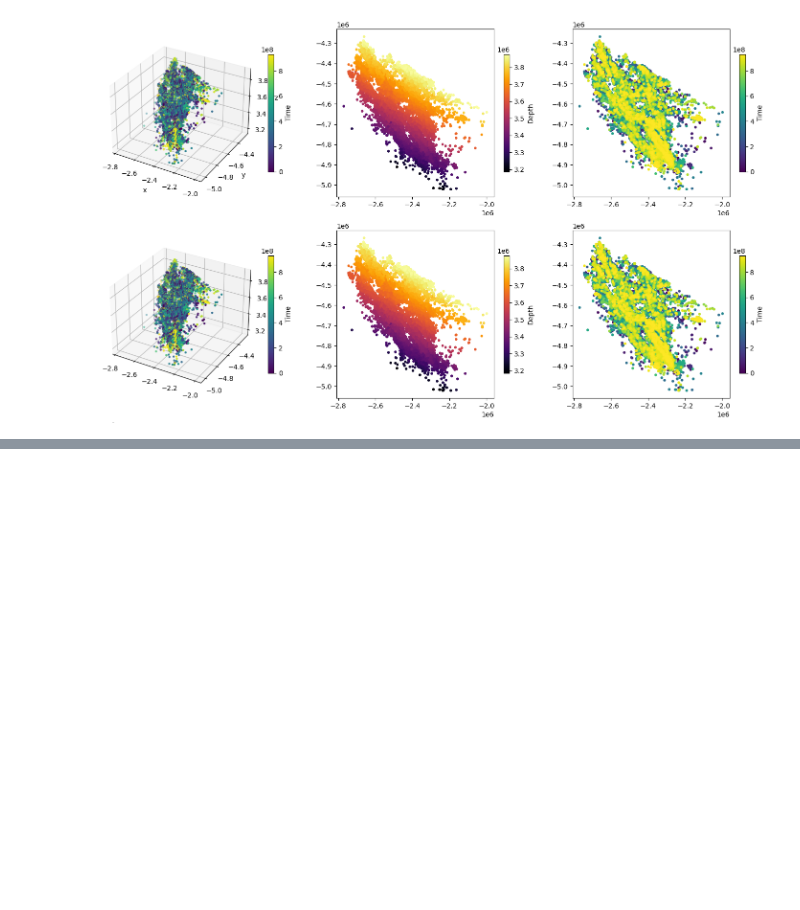
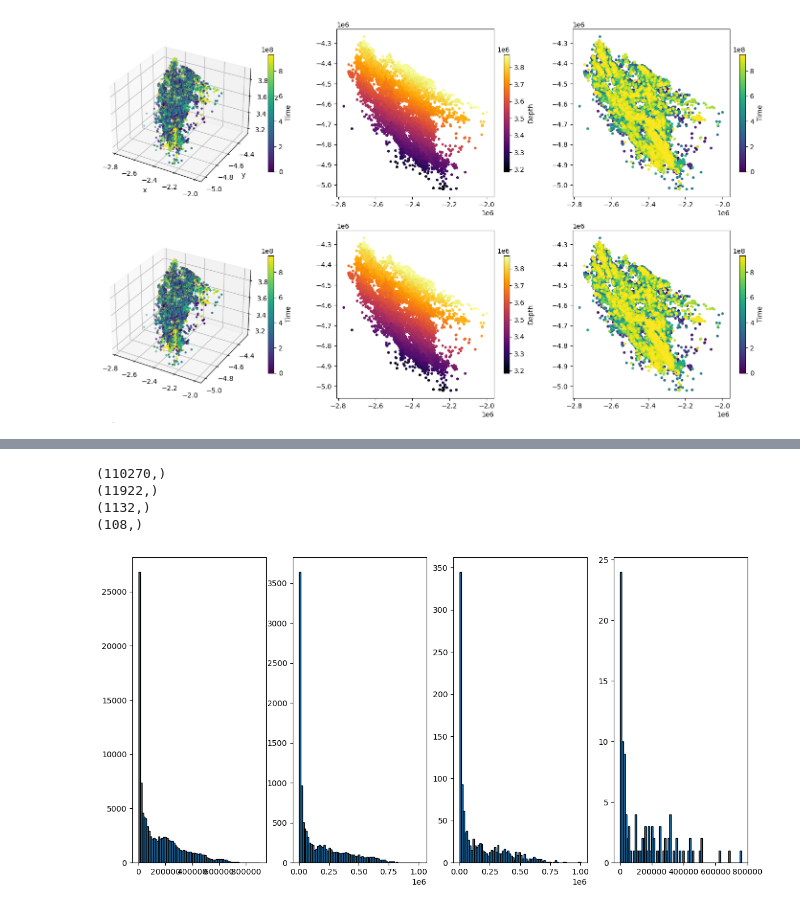
Before and after one commit to EmanueleCoradin/CaliforniaEarthquakesAnalysis, a Jupyter notebook: Project.ipynb, the cells around one changed output, grey strips where cells are left out. Saved outputs shown, nothing was run; the diff lists cells and outputs as text; code cells hidden in the pictures; blank space fills up the shorter version.

```diff
--- a/Project.ipynb
+++ b/Project.ipynb
@@ -138,0 +153,24 @@ for j, i in enumerate(m):
+# %%
+#np.linalg.norm(x2-x1)
+
+fig, ax = plt.subplots(1, 4, figsize = (14,7))
+
+for j, i in enumerate(m):
+      df2 = df[df['Magnitude'] >= i][['x', 'y', 'z']]
+      coordinates = df2.to_numpy()
+      dd = np.linalg.norm(np.diff(coordinates, axis = 0), axis = 1)
+      print(dd.shape)
+
+      #x = np.logspace(np.log10(np.min(wt)), np.log10(np.max(wt)), 50)
+      x = np.linspace(np.min(dd), np.max(dd), 75)
+      ax[j].hist(dd, bins = x, edgecolor = 'black')
+      #ax[j].set_xscale('log', base = 10)
+      #ax[j].set_yscale('log', base = 10)
+
+plt.show()
+# %% [output]
+(110270,)
+(11922,)
+(1132,)
+(108,)
+[figure, added]
```
Also changed, not shown: parts of 1 cell of this notebook.
